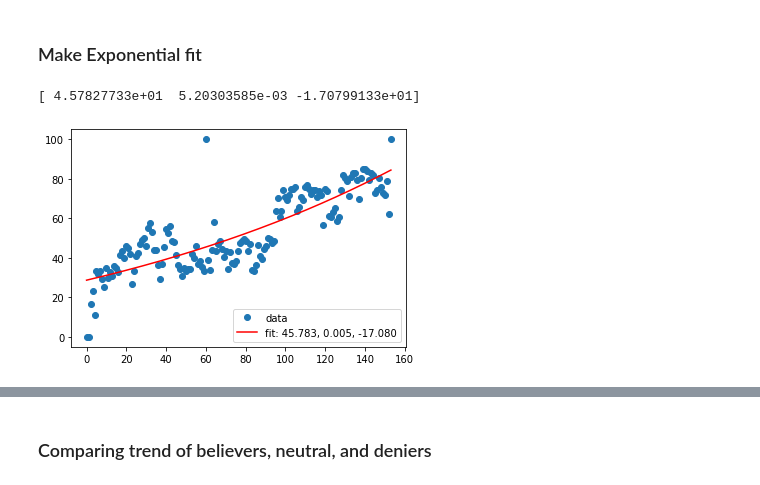
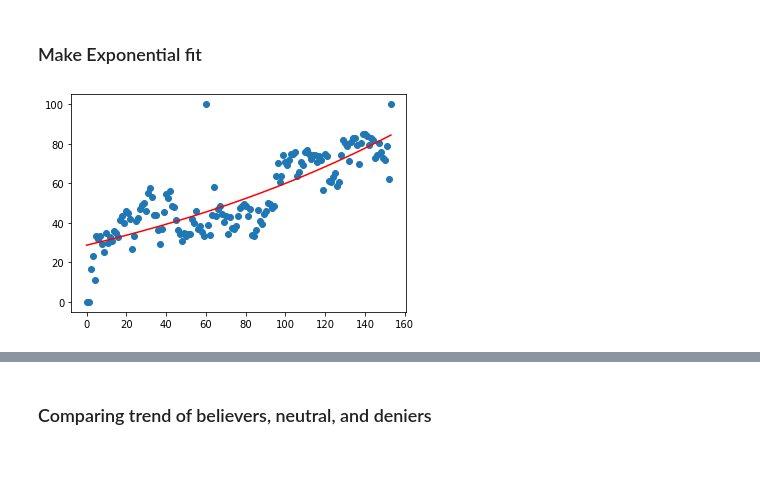
Before and after one commit to andcetera/Twitter-climate-change-sentiment, a Jupyter notebook: Sentiment_Over_Time.ipynb, the cells around one changed output, grey strips where cells are left out. Cells and saved outputs as stored; diff of their text form; code cells hidden in the pictures.

```diff
--- a/Sentiment_Over_Time.ipynb
+++ b/Sentiment_Over_Time.ipynb
@@ -176,19 +176,22 @@ The r value: 0.8309364069571434
 # %%
 def func_exp(x, a, b, c):
         return a * np.exp(b * x) + c
 
-def exponential_regression (x_data, y_data):
-    popt, pcov = curve_fit(func_exp, x_data, y_data, p0 = (-1, 0.01, 1))
-    print(popt)
-    data_raw = plt.plot(x_data, y_data, 'o', label = "data")
-    curve_exp = plt.plot(x_data, func_exp(x_data, *popt), color = "red", label = "fit: {:.3f}, {:.3f}, {:.3f}".format(*popt))
-    plt.legend()
-    plt.show()
+# def exponential_regression (x_data, y_data):
+#     popt, pcov = curve_fit(func_exp, x_data, y_data, p0 = (-1, 0.01, 1))
+#     print(popt)
+#     data_raw = plt.plot(x_data, y_data, 'o', label = "data")
+#     curve_exp = plt.plot(x_data, func_exp(x_data, *popt), color = "red", label = "fit: {:.3f}, {:.3f}, {:.3f}".format(*popt))
+    #plt.legend()
+    #plt.show()
     #return func_exp(x_data, *popt)
+#exponential_regression(x_data, y_data)
 
 x_data = np.array(x_values)
 y_data = np.array(y_values)
-exponential_regression(x_data, y_data)
+
+popt, pcov = curve_fit(func_exp, x_data, y_data, p0 = (-1, 0.01, 1))
+data_raw = plt.plot(x_data, y_data, 'o', label = "data")
+curve_exp = plt.plot(x_data, func_exp(x_data, *popt), color = "red", label = "fit: {:.3f}, {:.3f}, {:.3f}".format(*popt))
 # %% [output]
-[ 4.57827733e+01  5.20303585e-03 -1.70799133e+01]
-[figure, old version]
+[figure, new version]
```
Also changed, not shown: parts of 2 cells of this notebook.
